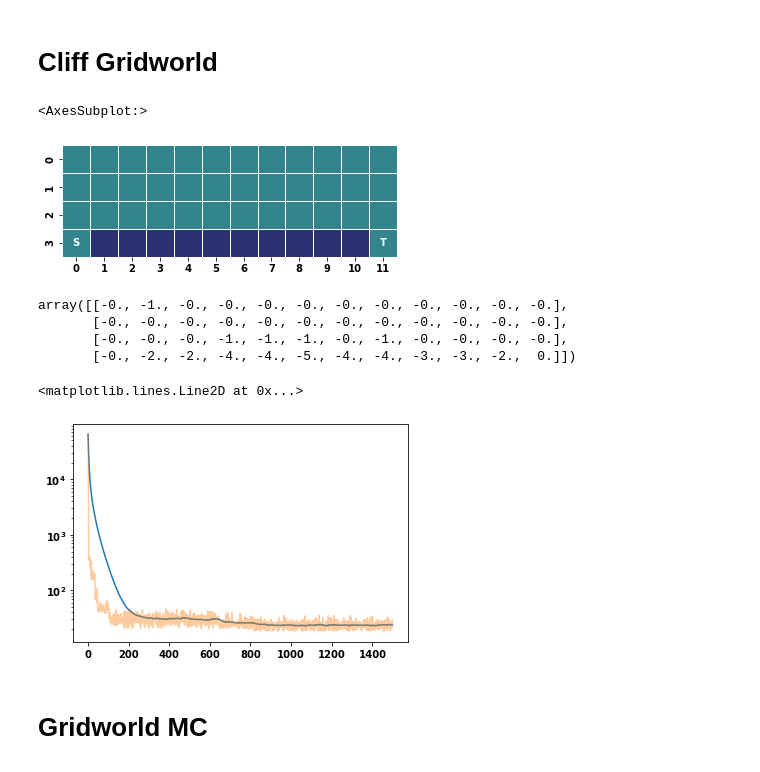
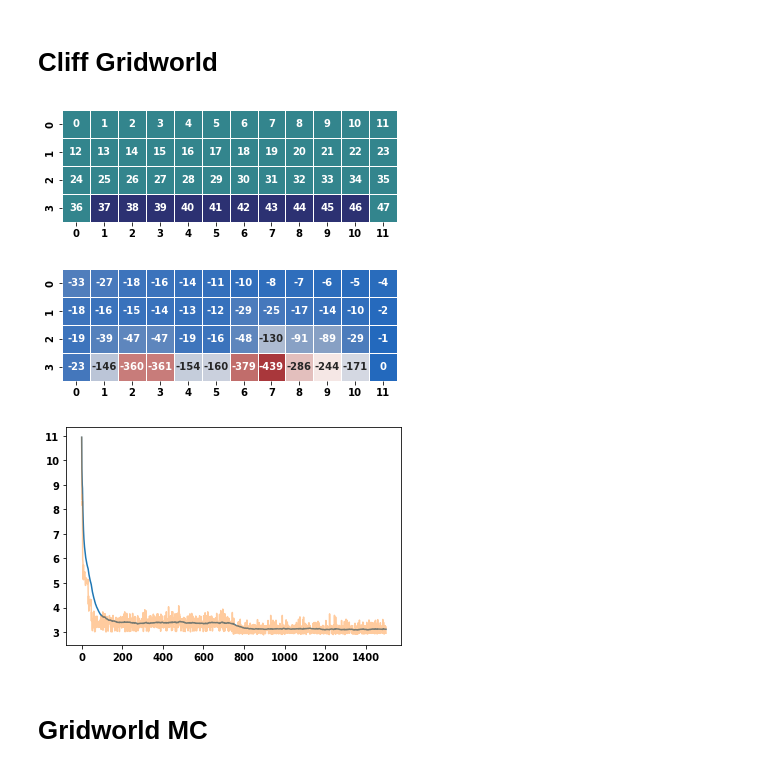
Before and after one commit to WHITSNAK/rflearn, a Jupyter notebook: notebooks/chapter 5.ipynb, the cells around one changed output. Drawn from its saved outputs; the diff is of its cells as text; code cells hidden in the pictures.

```diff
--- a/notebooks/chapter 5.ipynb
+++ b/notebooks/chapter 5.ipynb
@@ -19,9 +29,4 @@ policy = TabularPolicy(cgrid.S, cgrid.A, epsilon=0.1)
 
 mc_model = MCIteration(cgrid, qvalue, policy)
 mc_model.fit(gamma=1, alpha=0.01)
-# %%
-cgrid.plot_grid('st')
-# %% [output]
-<AxesSubplot:>
-[figure, removed]
 # %%
@@ -29,18 +34,19 @@ mc_model.transform(1500, kbatch=40)
-# %%
-v_vals = qvalue.get_all_values(policy)
-np.round(v_vals.reshape(cgrid.shape)/100)
-# %% [output]
-array([[-0., -1., -0., -0., -0., -0., -0., -0., -0., -0., -0., -0.],
-       [-0., -0., -0., -0., -0., -0., -0., -0., -0., -0., -0., -0.],
-       [-0., -0., -0., -1., -1., -1., -0., -1., -0., -0., -0., -0.],
-       [-0., -2., -2., -4., -4., -5., -4., -4., -3., -3., -2.,  0.]])
-# %%
-(-1*pd.Series(mc_model.hist['avg_r'])).ewm(halflife=25).mean().plot(logy=True)
-(-1*pd.Series(mc_model.hist['avg_r'])).plot(alpha=0.4, logy=True)
-plt.axhline(0, linestyle='--', color='grey',linewidth=1)
-# %% [output]
-<matplotlib.lines.Line2D at 0x...>
-[figure, removed]
+# %%
+cgrid.plot_grid('state')
+plt.show()
+
+v_vals = qvalue.get_all_values(policy)
+sns.heatmap(v_vals.reshape(cgrid.shape), square=True, cbar=False, cmap='vlag_r', linewidths=0.5, annot=True, fmt='.0f')
+plt.show()
+
+trace = np.log(-1 * trace_avg_rewards(mc_model.hist))
+trace.ewm(halflife=25).mean().plot()
+trace.plot(alpha=0.4)
+plt.show()
+# %% [output]
+[figure, added]
+[figure, added]
+[figure, added]
 # %% [markdown]
 # Gridworld MC
 # %%
```
Also changed, not shown: parts of 12 cells of this notebook, 2 other files.
